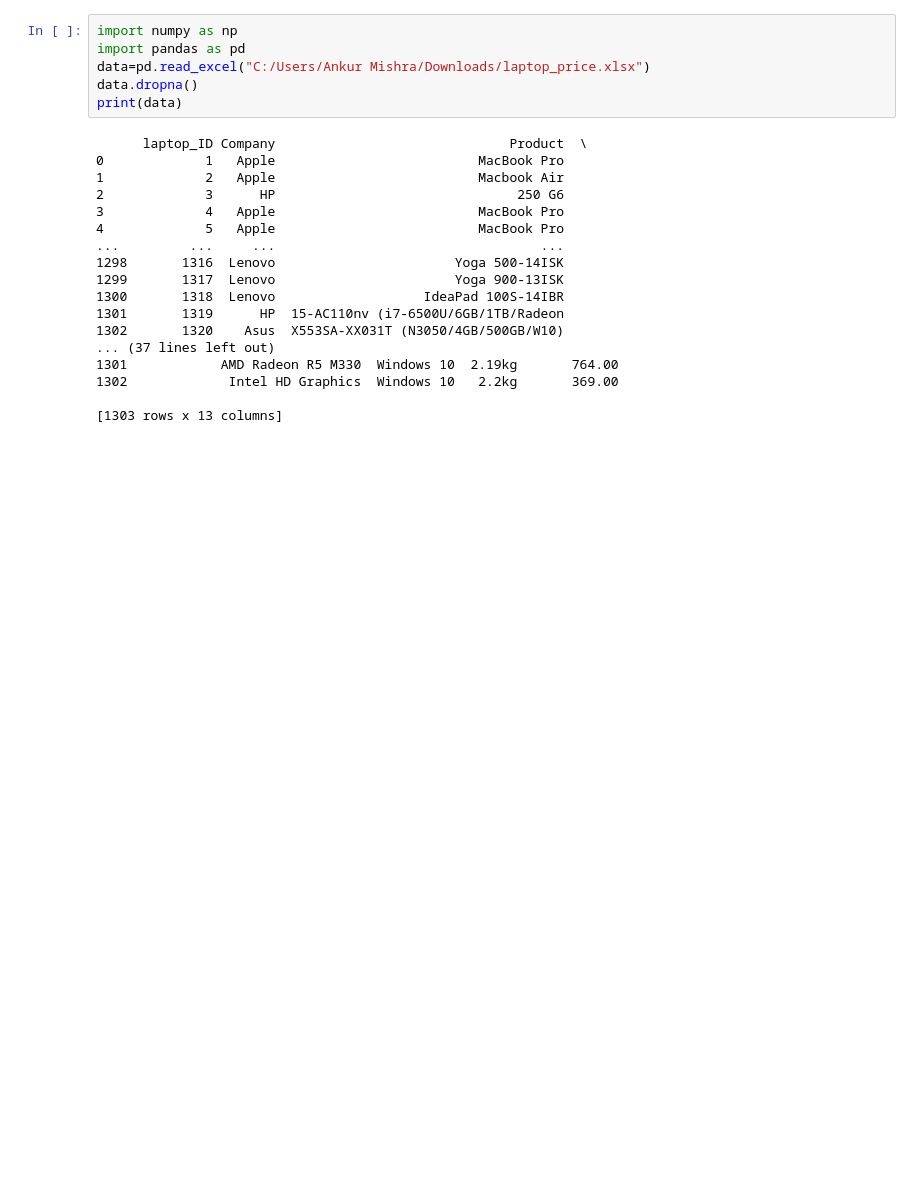
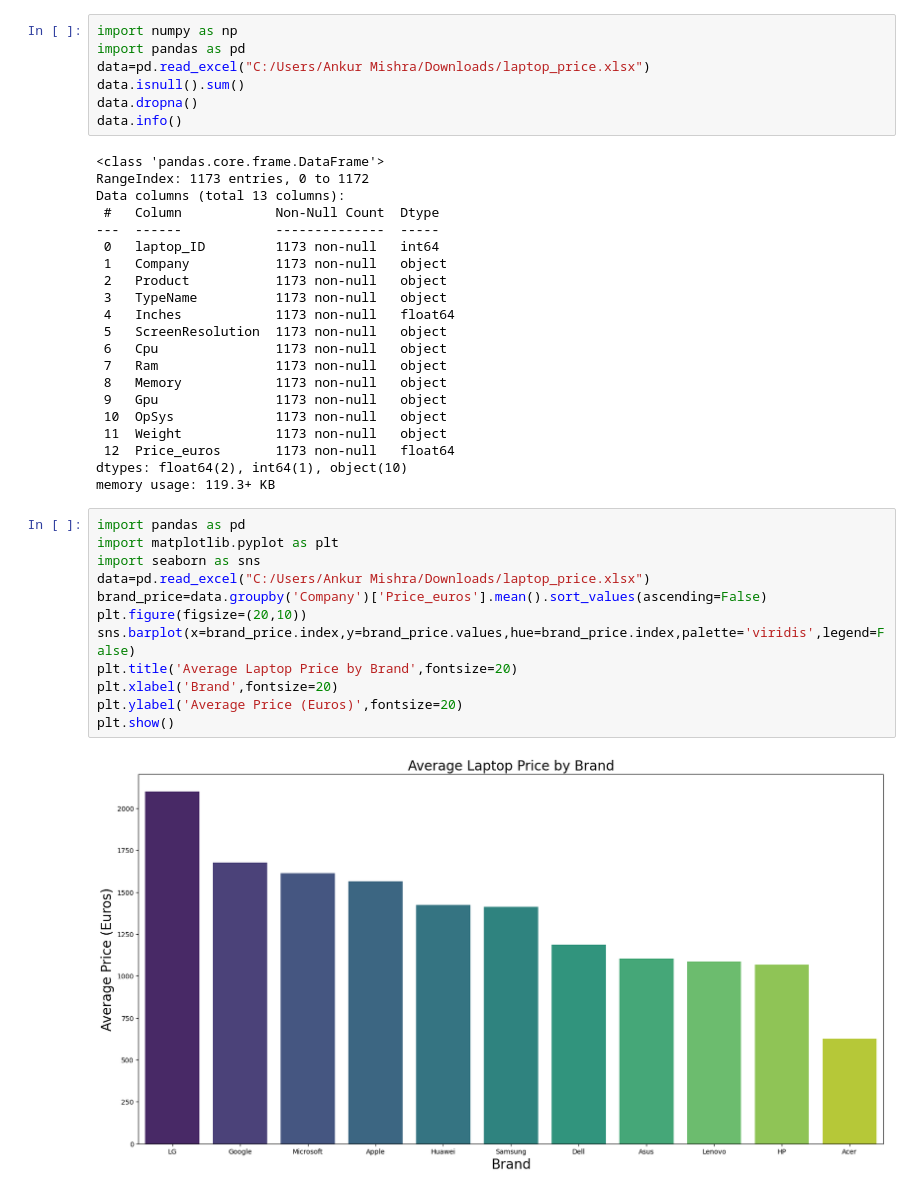
Before and after one commit to ankurmishra5672/EDA_Python, a Jupyter notebook: Laptop_Price_Analysis.ipynb, the cells around one changed output. Cells and saved outputs as stored; diff of their text form; blank space fills up the shorter version.

```diff
--- a/Laptop_Price_Analysis.ipynb
+++ b/Laptop_Price_Analysis.ipynb
@@ -2,23 +2,41 @@
 import numpy as np
 import pandas as pd
 data=pd.read_excel("C:/Users/Ankur Mishra/Downloads/laptop_price.xlsx")
+data.isnull().sum()
 data.dropna()
-print(data)
+data.info()
 # %% [output]
-      laptop_ID Company                              Product  \
-0             1   Apple                          MacBook Pro
-1             2   Apple                          Macbook Air
-2             3      HP                               250 G6
-3             4   Apple                          MacBook Pro
-4             5   Apple                          MacBook Pro
-...         ...     ...                                  ...
-1298       1316  Lenovo                       Yoga 500-14ISK
-1299       1317  Lenovo                       Yoga 900-13ISK
-1300       1318  Lenovo                   IdeaPad 100S-14IBR
-1301       1319      HP  15-AC110nv (i7-6500U/6GB/1TB/Radeon
-1302       1320    Asus  X553SA-XX031T (N3050/4GB/500GB/W10)
-... (37 lines left out)
-1301            AMD Radeon R5 M330  Windows 10  2.19kg       764.00
-1302             Intel HD Graphics  Windows 10   2.2kg       369.00
-
-[1303 rows x 13 columns]
+<class 'pandas.core.frame.DataFrame'>
+RangeIndex: 1173 entries, 0 to 1172
+Data columns (total 13 columns):
+ #   Column            Non-Null Count  Dtype
+---  ------            --------------  -----
+ 0   laptop_ID         1173 non-null   int64
+ 1   Company           1173 non-null   object
+ 2   Product           1173 non-null   object
+ 3   TypeName          1173 non-null   object
+ 4   Inches            1173 non-null   float64
+ 5   ScreenResolution  1173 non-null   object
+ 6   Cpu               1173 non-null   object
+ 7   Ram               1173 non-null   object
+ 8   Memory            1173 non-null   object
+ 9   Gpu               1173 non-null   object
+ 10  OpSys             1173 non-null   object
+ 11  Weight            1173 non-null   object
+ 12  Price_euros       1173 non-null   float64
+dtypes: float64(2), int64(1), object(10)
+memory usage: 119.3+ KB
+# %%
+import pandas as pd
+import matplotlib.pyplot as plt
+import seaborn as sns
+data=pd.read_excel("C:/Users/Ankur Mishra/Downloads/laptop_price.xlsx")
+brand_price=data.groupby('Company')['Price_euros'].mean().sort_values(ascending=False)
+plt.figure(figsize=(20,10))
+sns.barplot(x=brand_price.index,y=brand_price.values,hue=brand_price.index,palette='viridis',legend=False)
+plt.title('Average Laptop Price by Brand',fontsize=20)
+plt.xlabel('Brand',fontsize=20)
+plt.ylabel('Average Price (Euros)',fontsize=20)
+plt.show()
+# %% [output]
+[figure, added]
```
Also changed, not shown: parts of 2 cells of this notebook, 1 other file.
